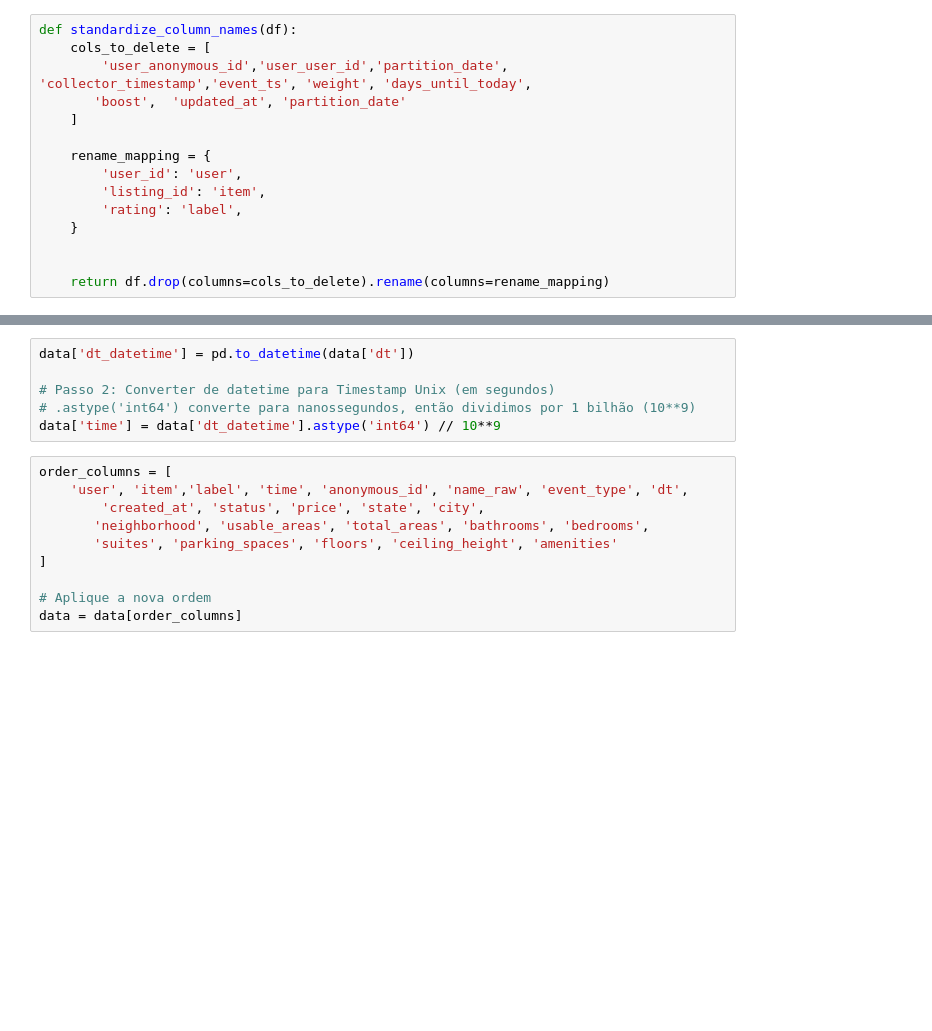
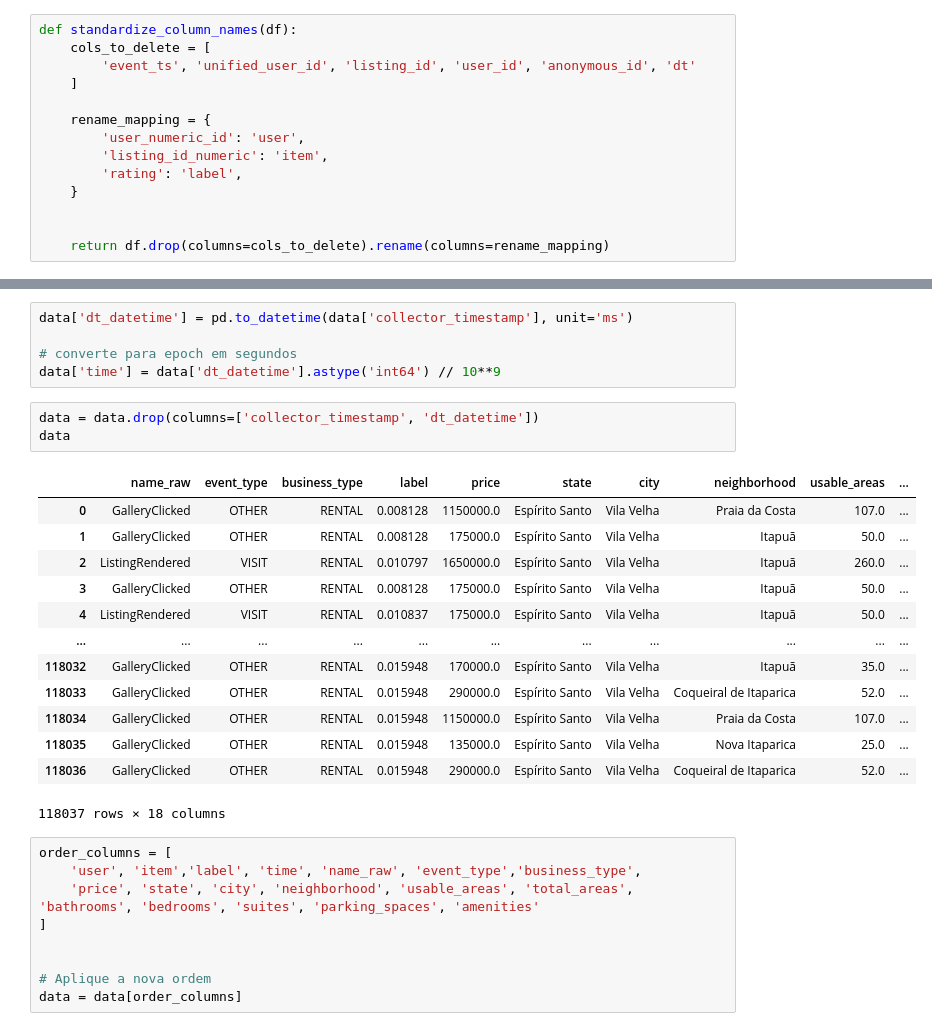
Before and after one commit to hygo2025/kepler, a Jupyter notebook: src/models/generic_2.ipynb, the cells around one changed output, grey strips where cells are left out. Drawn from its saved outputs; the diff is of its cells as text; blank space fills up the shorter version.

```diff
--- a/src/models/generic_2.ipynb
+++ b/src/models/generic_2.ipynb
@@ -84,13 +90,12 @@ Index(['listing_id', 'user_id', 'anonymous_id', 'name_raw', 'event_type',
 # %%
 def standardize_column_names(df):
     cols_to_delete = [
-        'user_anonymous_id','user_user_id','partition_date', 'collector_timestamp','event_ts', 'weight', 'days_until_today',
-       'boost',  'updated_at', 'partition_date'
+        'event_ts', 'unified_user_id', 'listing_id', 'user_id', 'anonymous_id', 'dt'
     ]
 
     rename_mapping = {
-        'user_id': 'user',
-        'listing_id': 'item',
+        'user_numeric_id': 'user',
+        'listing_id_numeric': 'item',
         'rating': 'label',
     }
 
@@ -116,16 +129,31 @@ data
 # %%
-data['dt_datetime'] = pd.to_datetime(data['dt'])
+data['dt_datetime'] = pd.to_datetime(data['collector_timestamp'], unit='ms')
 
-# Passo 2: Converter de datetime para Timestamp Unix (em segundos)
-# .astype('int64') converte para nanossegundos, então dividimos por 1 bilhão (10**9)
+# converte para epoch em segundos
 data['time'] = data['dt_datetime'].astype('int64') // 10**9
+# %%
+data = data.drop(columns=['collector_timestamp', 'dt_datetime'])
+data
+# %% [output]
+|  | name_raw | event_type | business_type | label | price | state | city | neighborhood | usable_areas | ... |
+| 0 | GalleryClicked | OTHER | RENTAL | 0.008128 | 1150000.0 | Espírito Santo | Vila Velha | Praia da Costa | 107.0 | ... |
+| 1 | GalleryClicked | OTHER | RENTAL | 0.008128 | 175000.0 | Espírito Santo | Vila Velha | Itapuã | 50.0 | ... |
+| 2 | ListingRendered | VISIT | RENTAL | 0.010797 | 1650000.0 | Espírito Santo | Vila Velha | Itapuã | 260.0 | ... |
+| 3 | GalleryClicked | OTHER | RENTAL | 0.008128 | 175000.0 | Espírito Santo | Vila Velha | Itapuã | 50.0 | ... |
+| 4 | ListingRendered | VISIT | RENTAL | 0.010837 | 175000.0 | Espírito Santo | Vila Velha | Itapuã | 50.0 | ... |
+| ... | ... | ... | ... | ... | ... | ... | ... | ... | ... | ... |
+| 118032 | GalleryClicked | OTHER | RENTAL | 0.015948 | 170000.0 | Espírito Santo | Vila Velha | Itapuã | 35.0 | ... |
+| 118033 | GalleryClicked | OTHER | RENTAL | 0.015948 | 290000.0 | Espírito Santo | Vila Velha | Coqueiral de Itaparica | 52.0 | ... |
+| 118034 | GalleryClicked | OTHER | RENTAL | 0.015948 | 1150000.0 | Espírito Santo | Vila Velha | Praia da Costa | 107.0 | ... |
+| 118035 | GalleryClicked | OTHER | RENTAL | 0.015948 | 135000.0 | Espírito Santo | Vila Velha | Nova Itaparica | 25.0 | ... |
+| 118036 | GalleryClicked | OTHER | RENTAL | 0.015948 | 290000.0 | Espírito Santo | Vila Velha | Coqueiral de Itaparica | 52.0 | ... |
+118037 rows × 18 columns
 # %%
 order_columns = [
-    'user', 'item','label', 'time', 'anonymous_id', 'name_raw', 'event_type', 'dt',
-        'created_at', 'status', 'price', 'state', 'city',
-       'neighborhood', 'usable_areas', 'total_areas', 'bathrooms', 'bedrooms',
-       'suites', 'parking_spaces', 'floors', 'ceiling_height', 'amenities'
+    'user', 'item','label', 'time', 'name_raw', 'event_type','business_type',
+    'price', 'state', 'city', 'neighborhood', 'usable_areas', 'total_areas', 'bathrooms', 'bedrooms', 'suites', 'parking_spaces', 'amenities'
 ]
+
 
 # Aplique a nova ordem
 data = data[order_columns]
```
Also changed, not shown: parts of 11 cells of this notebook, 7 other files.
